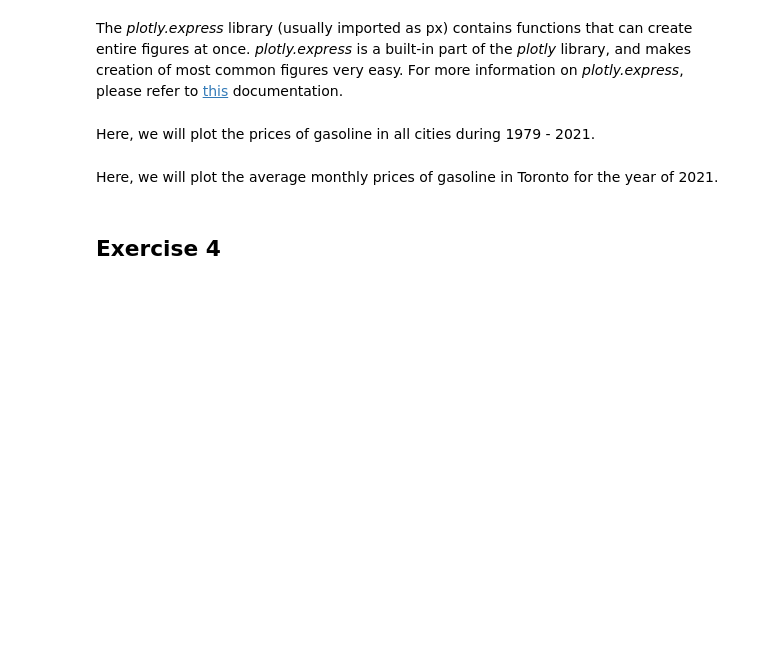
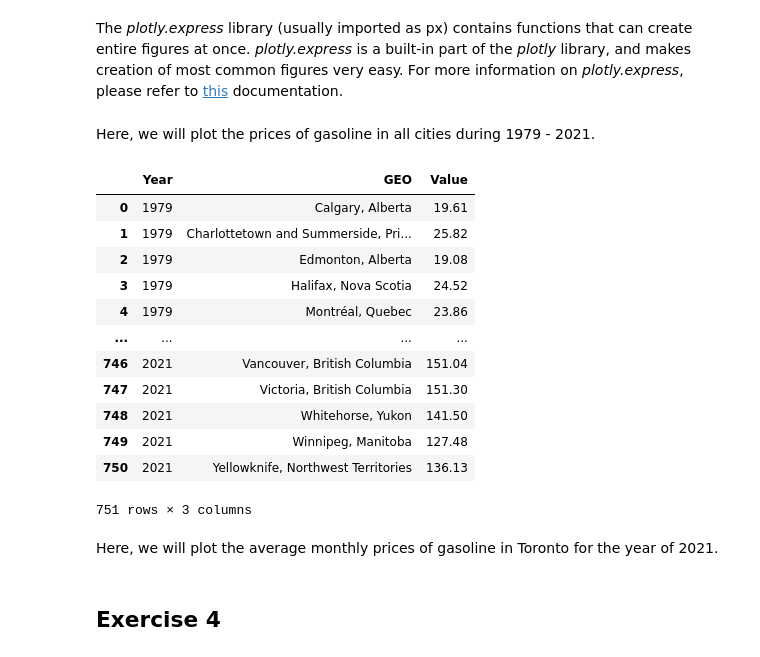
Before and after one commit to tycoi2005/202308_machine_learning_ibm_coursera, a Jupyter notebook: 001ibm-exploratory-data-analysis-for-machine-learning/EDA_Lab.ipynb, the cells around one changed output. Drawn from its saved outputs; the diff is of its cells as text; code cells hidden in the pictures; blank space fills up the shorter version.

```diff
--- a/001ibm-exploratory-data-analysis-for-machine-learning/EDA_Lab.ipynb
+++ b/001ibm-exploratory-data-analysis-for-machine-learning/EDA_Lab.ipynb
@@ -430,6 +495,21 @@ The *plotly.express* library (usually imported as px) contains functions that ca
 Here, we will plot the prices of gasoline in all cities during 1979 - 2021.
 # %%
 price_bycity = data.groupby(['Year', 'GEO'])['VALUE'].mean().reset_index(name ='Value').round(2)
+price_bycity
+# %% [output]
+|  | Year | GEO | Value |
+| 0 | 1979 | Calgary, Alberta | 19.61 |
+| 1 | 1979 | Charlottetown and Summerside, Pri... | 25.82 |
+| 2 | 1979 | Edmonton, Alberta | 19.08 |
+| 3 | 1979 | Halifax, Nova Scotia | 24.52 |
+| 4 | 1979 | Montréal, Quebec | 23.86 |
+| ... | ... | ... | ... |
+| 746 | 2021 | Vancouver, British Columbia | 151.04 |
+| 747 | 2021 | Victoria, British Columbia | 151.30 |
+| 748 | 2021 | Whitehorse, Yukon | 141.50 |
+| 749 | 2021 | Winnipeg, Manitoba | 127.48 |
+| 750 | 2021 | Yellowknife, Northwest Territories | 136.13 |
+751 rows × 3 columns
 # %%
 fig = px.line(price_bycity
                    ,x='Year', y = "Value",
```
Also changed, not shown: parts of 17 cells of this notebook.
